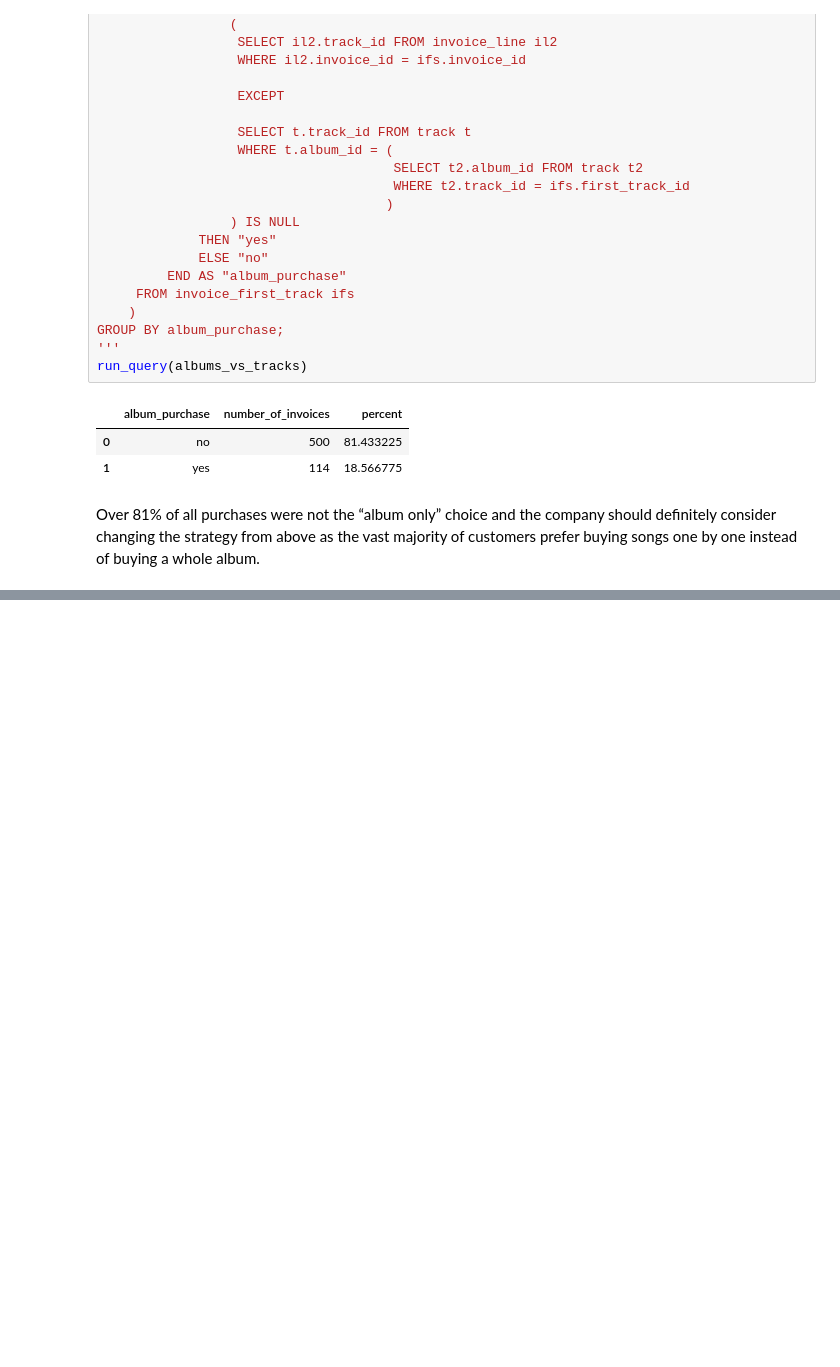
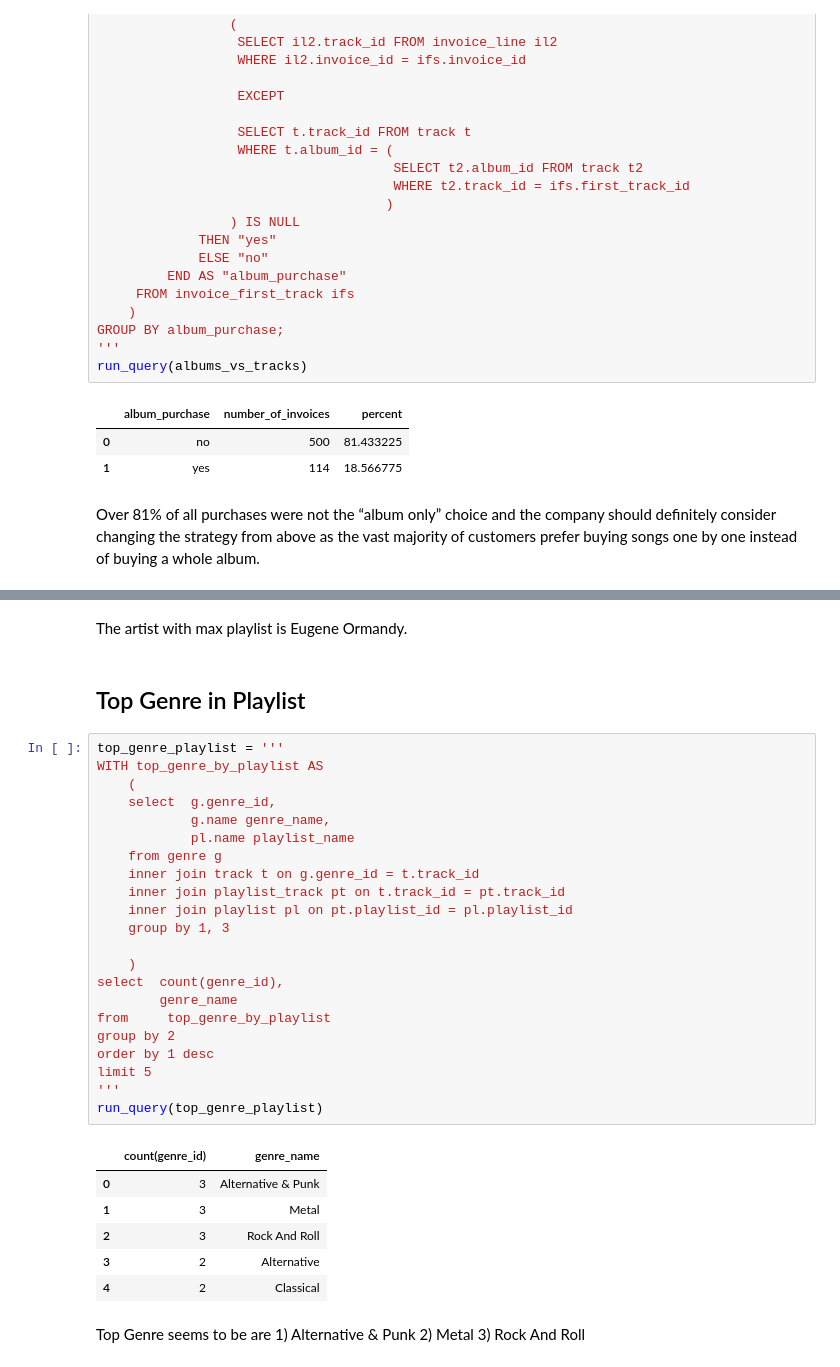
Before and after one commit to soumyasingh05/Analyzing-Tracks-Data-using-SQL, a Jupyter notebook: Analyzing Tracks and Playlist using SQL.ipynb, the cells around one changed output, grey strips where cells are left out. Saved outputs shown, nothing was run; the diff lists cells and outputs as text; blank space fills up the shorter version.

```diff
--- a/Analyzing Tracks and Playlist using SQL.ipynb
+++ b/Analyzing Tracks and Playlist using SQL.ipynb
@@ -298,0 +329,37 @@ Over 81% of all purchases were not the “album only” choice and the company s
+# %% [markdown]
+The artist with max playlist is Eugene Ormandy.
+# %% [markdown]
+## Top Genre in Playlist
+# %%
+top_genre_playlist = '''
+WITH top_genre_by_playlist AS
+    (
+    select  g.genre_id,
+            g.name genre_name,
+            pl.name playlist_name
+    from genre g
+    inner join track t on g.genre_id = t.track_id
+    inner join playlist_track pt on t.track_id = pt.track_id
+    inner join playlist pl on pt.playlist_id = pl.playlist_id
+    group by 1, 3
+
+    )
+select  count(genre_id),
+        genre_name
+from     top_genre_by_playlist
+group by 2
+order by 1 desc
+limit 5
+'''
+run_query(top_genre_playlist)
+# %% [output]
+|  | count(genre_id) | genre_name |
+| 0 | 3 | Alternative & Punk |
+| 1 | 3 | Metal |
+| 2 | 3 | Rock And Roll |
+| 3 | 2 | Alternative |
+| 4 | 2 | Classical |
+# %% [markdown]
+Top Genre seems to be are 1) Alternative & Punk
+2) Metal
+3) Rock And Roll
```
Also changed, not shown: parts of 2 cells of this notebook.
